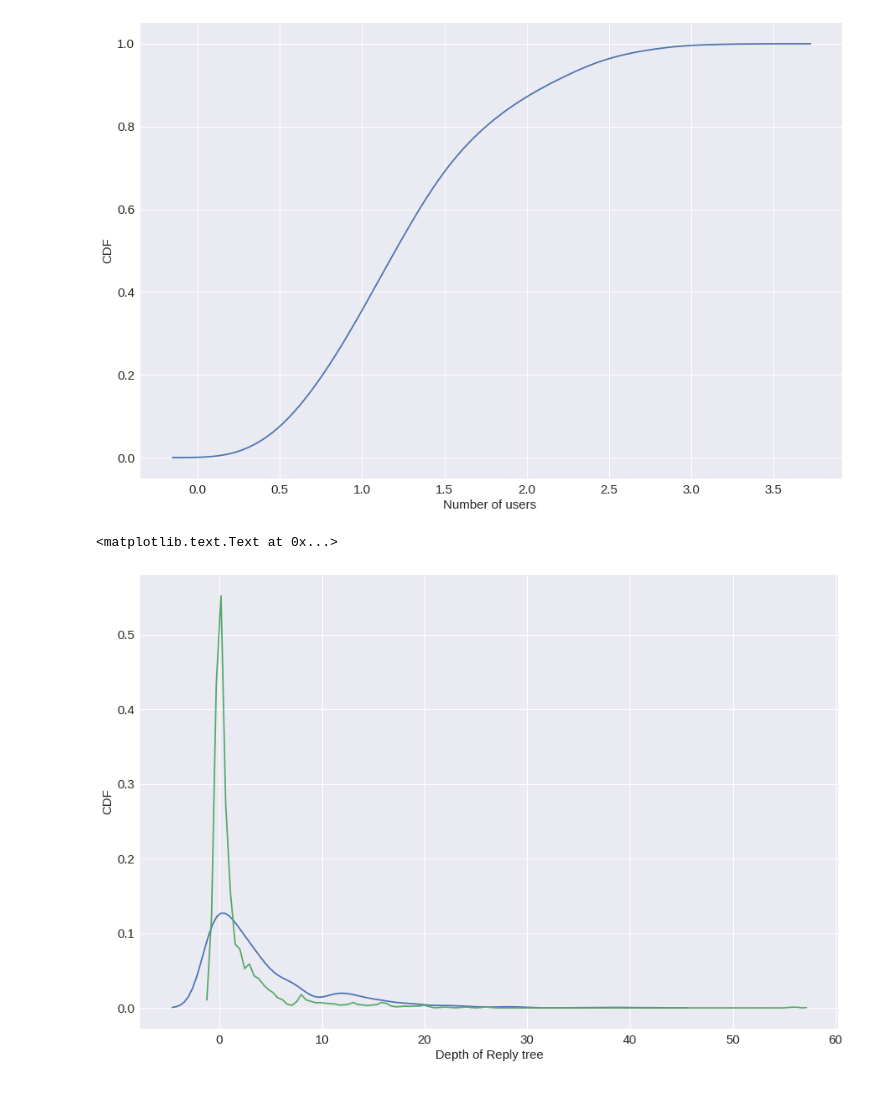
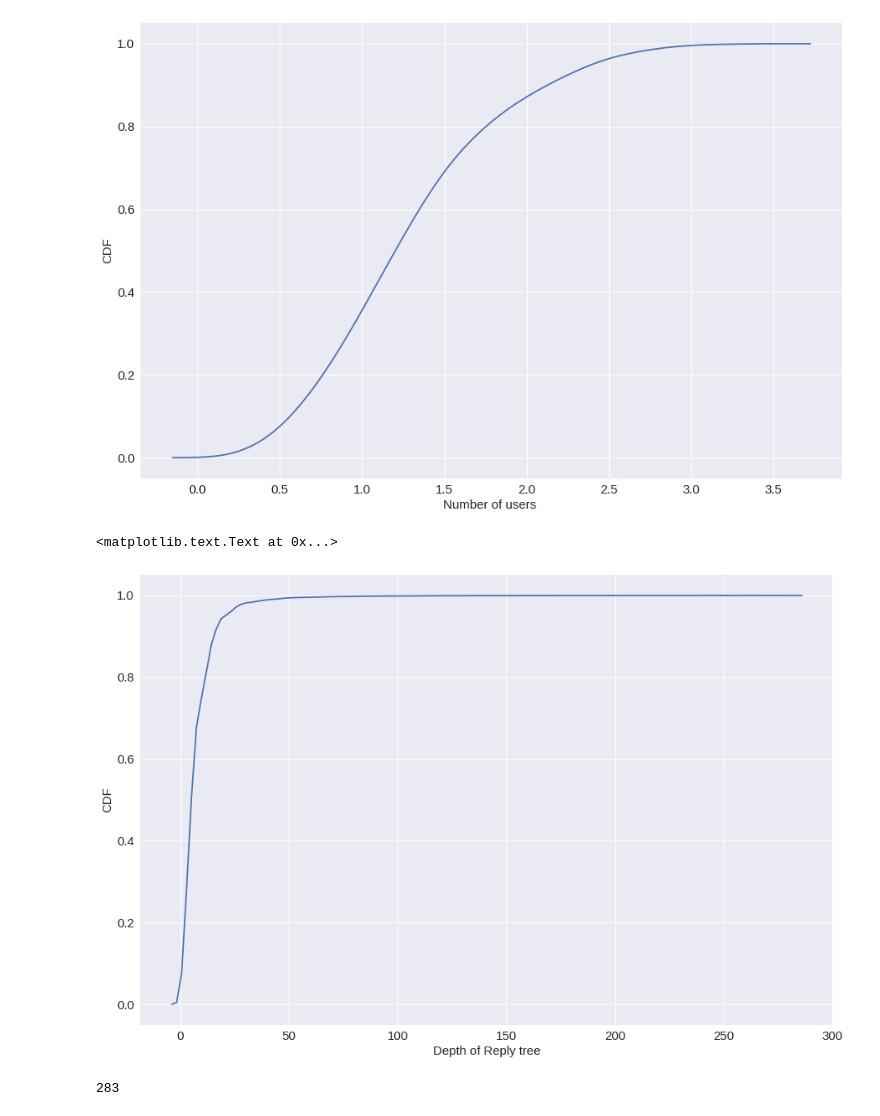
Before and after one commit to sagarjoglekar/redditTools, a Jupyter notebook: Notebooks/ReplyGraphAnalysis.ipynb, the cells around one changed output. Saved outputs shown, nothing was run; the diff lists cells and outputs as text; code cells hidden in the pictures.

```diff
--- a/Notebooks/ReplyGraphAnalysis.ipynb
+++ b/Notebooks/ReplyGraphAnalysis.ipynb
@@ -16,8 +16,8 @@ import math
 import matplotlib.pyplot as plt
 import matplotlib.cm as cm
 # %%
-# Allgraphs = "../Data/reddit_suicideWatch/SW_morethan10_graphs_complete_revised/SW_morethan10_deeper_replygraphs.pkl"
-Allgraphs = "../Data/reddit_pol/reddit_pol_FP_graph/Pol_FP_replygraphs.pkl"
+Allgraphs = "../Data/reddit_suicideWatch/SW_morethan10_graphs_complete_revised/SW_morethan10_deeper_replygraphs_v3.pkl"
+# Allgraphs = "../Data/reddit_pol/reddit_pol_FP_graph/Pol_FP_replygraphs.pkl"
 # %%
 allGraphs = pkl.load(open(Allgraphs,'rb'))
 # %%
@@ -38,8 +38,8 @@ len(textDict)
 #     for k in textDict:
 #         dict_writer.writerow({'postid': k , 'text': textDict[k]})
 # %%
-# LIWC = pd.read_csv("/datasets_1/sagarj/IoPPN_collab/reddit_suicideWatch/LIWC2015_SWTextDeeper.csv")
-LIWC = pd.read_csv("/datasets_1/sagarj/IoPPN_collab/reddit_pol/LIWC2015_RedditPolDeeper.csv")
+LIWC = pd.read_csv("/datasets_1/sagarj/IoPPN_collab/reddit_suicideWatch/LIWC2015_SWTextDeeper.csv")
+# LIWC = pd.read_csv("/datasets_1/sagarj/IoPPN_collab/reddit_pol/LIWC2015_RedditPolDeeper.csv")
 # %%
 LIWC.keys()
 # %% [output]
@@ -393,11 +390,15 @@ plt.ylabel("CDF", fontsize = 15)
 [figure]
 # %%
 fig, ax = plt.subplots(figsize=(15,10))
-sns.distplot(depthDist , hist=False , kde_kws=dict(cumulative=False))
-sns.distplot(triangleDist , hist=False , kde_kws=dict(cumulative=False))
+sns.distplot(depthDist , hist=False , kde_kws=dict(cumulative=True))
+# sns.distplot(triangleDist , hist=False , kde_kws=dict(cumulative=False))
 sns.set(font_scale=1.5)
 plt.xlabel("Depth of Reply tree", fontsize = 15)
 plt.ylabel("CDF", fontsize = 15)
 # %% [output]
 <matplotlib.text.Text at 0x...>
-[figure, old version]
+[figure, new version]
+# %%
+max(depthDist)
+# %% [output]
+283
```
Also changed, not shown: parts of 19 cells of this notebook, 2 other files.
